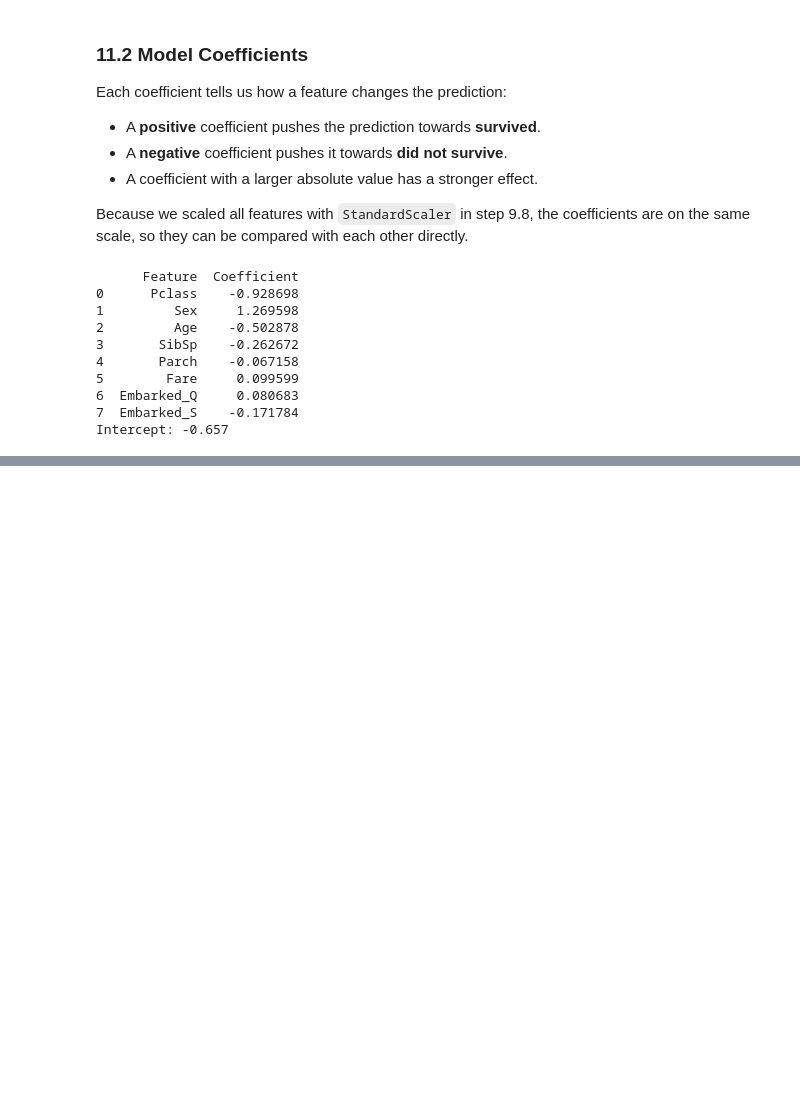
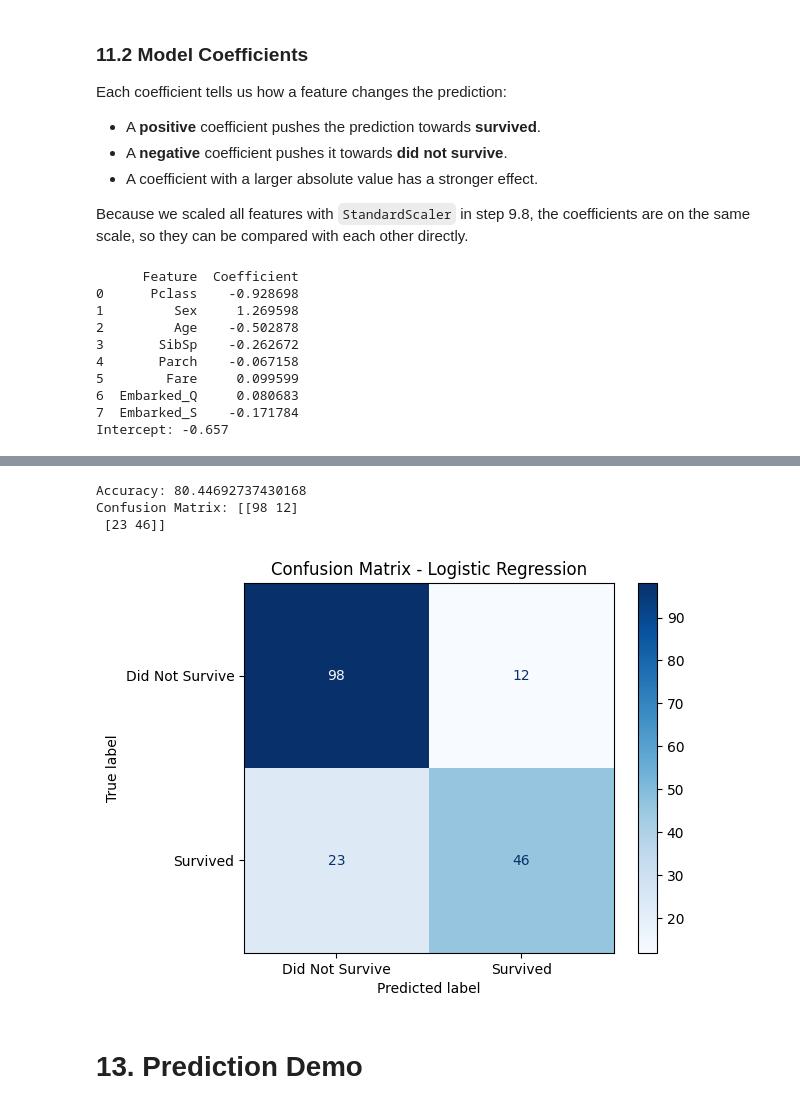
Before and after one commit to 2026mcb1515-strgzr/AI_miniproject, a Jupyter notebook: titanic_survival_with_model.ipynb, the cells around one changed output, grey strips where cells are left out. Saved outputs shown, nothing was run; the diff lists cells and outputs as text; code cells hidden in the pictures; blank space fills up the shorter version.

```diff
--- a/titanic_survival_with_model.ipynb
+++ b/titanic_survival_with_model.ipynb
@@ -476,0 +485,27 @@ Intercept: -0.657
+# %%
+from sklearn.metrics import accuracy_score, confusion_matrix, ConfusionMatrixDisplay
+import matplotlib.pyplot as plt
+
+y_pred = model.predict(X_test)
+
+accuracy = accuracy_score(y_test, y_pred)
+print("Accuracy:", accuracy*100)
+
+cm = confusion_matrix(y_test, y_pred)
+print("Confusion Matrix:",cm)
+
+disp = ConfusionMatrixDisplay(
+    confusion_matrix=cm,
+    display_labels=["Did Not Survive", "Survived"]
+)
+
+disp.plot(cmap="Blues")
+plt.title("Confusion Matrix - Logistic Regression")
+plt.show()
+# %% [output]
+Accuracy: 80.44692737430168
+Confusion Matrix: [[98 12]
+ [23 46]]
+[figure, added]
+# %% [markdown]
+# 13. Prediction Demo
```
Also changed, not shown: parts of 9 cells of this notebook.
